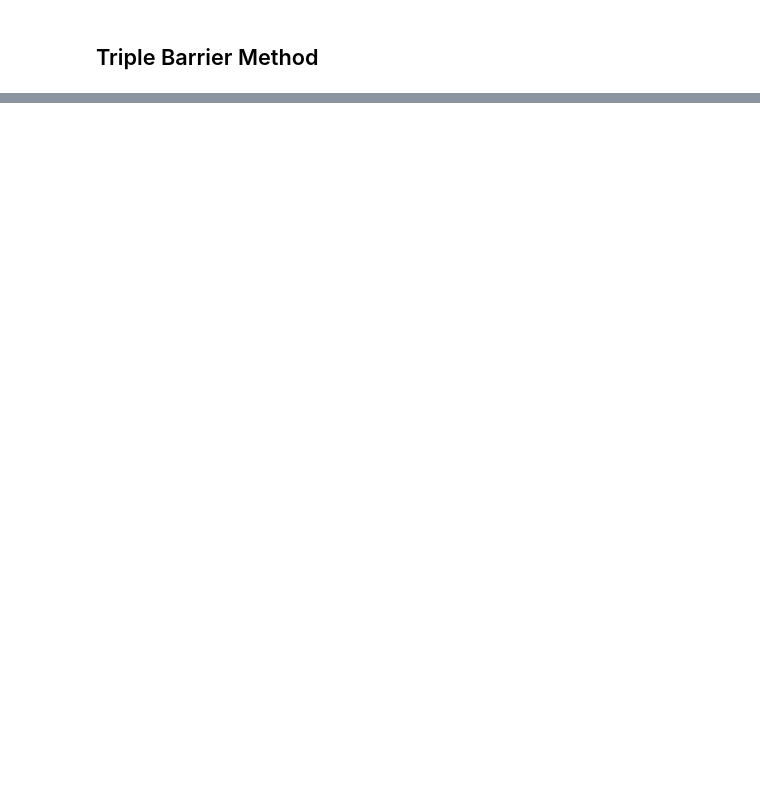
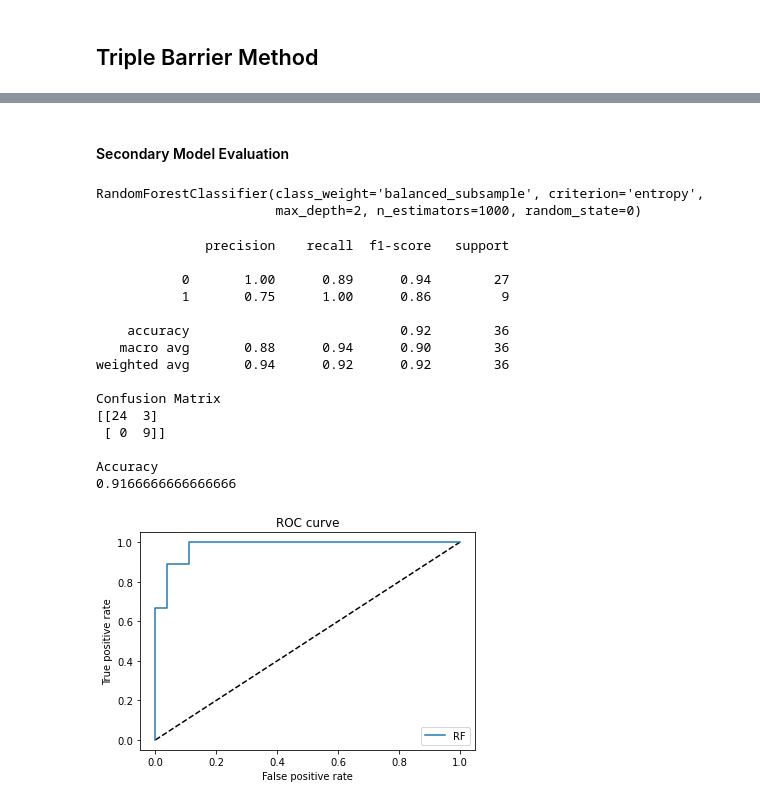
Before and after one commit to ScottfreeLLC/alphapy-pro, a Jupyter notebook: alphapy/notebooks/Triple Barrier Method.ipynb, the cells around one changed output, grey strips where cells are left out. Saved outputs shown, nothing was run; the diff lists cells and outputs as text; code cells hidden in the pictures; blank space fills up the shorter version.

```diff
--- a/alphapy/notebooks/Triple Barrier Method.ipynb
+++ b/alphapy/notebooks/Triple Barrier Method.ipynb
@@ -52,0 +179,3 @@ dollar_bars = map_bar_type(df, BarType.dollar, '1D', pv_factor=2.0)
+# %%
+labels = get_bins(triple_barrier_events, df['close'])
+labels.side.value_counts()
@@ -52,0 +249,63 @@ dollar_bars = map_bar_type(df, BarType.dollar, '1D', pv_factor=2.0)
+# %% [markdown]
+#### Secondary Model Evaluation
+# %%
+# Get features at event dates
+X = df.loc[labels.index, :]
+y = labels['bin']
+# %%
+# Split data
+X_train, X_test, y_train, y_test = train_test_split(X, y, test_size=0.2, shuffle=False)
+# %%
+# Setting random forest parameters
+n_estimator = 1000
+depth = 2
+RANDOM_STATE = 0
+
+rf = RandomForestClassifier(max_depth=depth, n_estimators=n_estimator,
+                            criterion='entropy', class_weight='balanced_subsample',
+                            random_state=RANDOM_STATE)
+
+# Fitting our model
+rf.fit(X_train, y_train)
+# %% [output]
+RandomForestClassifier(class_weight='balanced_subsample', criterion='entropy',
+                       max_depth=2, n_estimators=1000, random_state=0)
+# %%
+# Performance Metrics
+y_pred_rf = rf.predict_proba(X_train)[:, 1]
+y_pred = rf.predict(X_train)
+fpr_rf, tpr_rf, _ = roc_curve(y_train, y_pred_rf)
+print(classification_report(y_train, y_pred))
+
+print("Confusion Matrix")
+print(confusion_matrix(y_train, y_pred))
+
+print('')
+print("Accuracy")
+print(accuracy_score(y_train, y_pred))
+
+plt.figure(1)
+plt.plot([0, 1], [0, 1], 'k--')
+plt.plot(fpr_rf, tpr_rf, label='RF')
+plt.xlabel('False positive rate')
+plt.ylabel('True positive rate')
+plt.title('ROC curve')
+plt.legend(loc='best')
+plt.show()
+# %% [output]
+              precision    recall  f1-score   support
+
+           0       1.00      0.89      0.94        27
+           1       0.75      1.00      0.86         9
+
+    accuracy                           0.92        36
+   macro avg       0.88      0.94      0.90        36
+weighted avg       0.94      0.92      0.92        36
+
+Confusion Matrix
+[[24  3]
+ [ 0  9]]
+
+Accuracy
+0.9166666666666666
+[figure, added]
```
Also changed, not shown: parts of 25 cells of this notebook, 1 other file.
